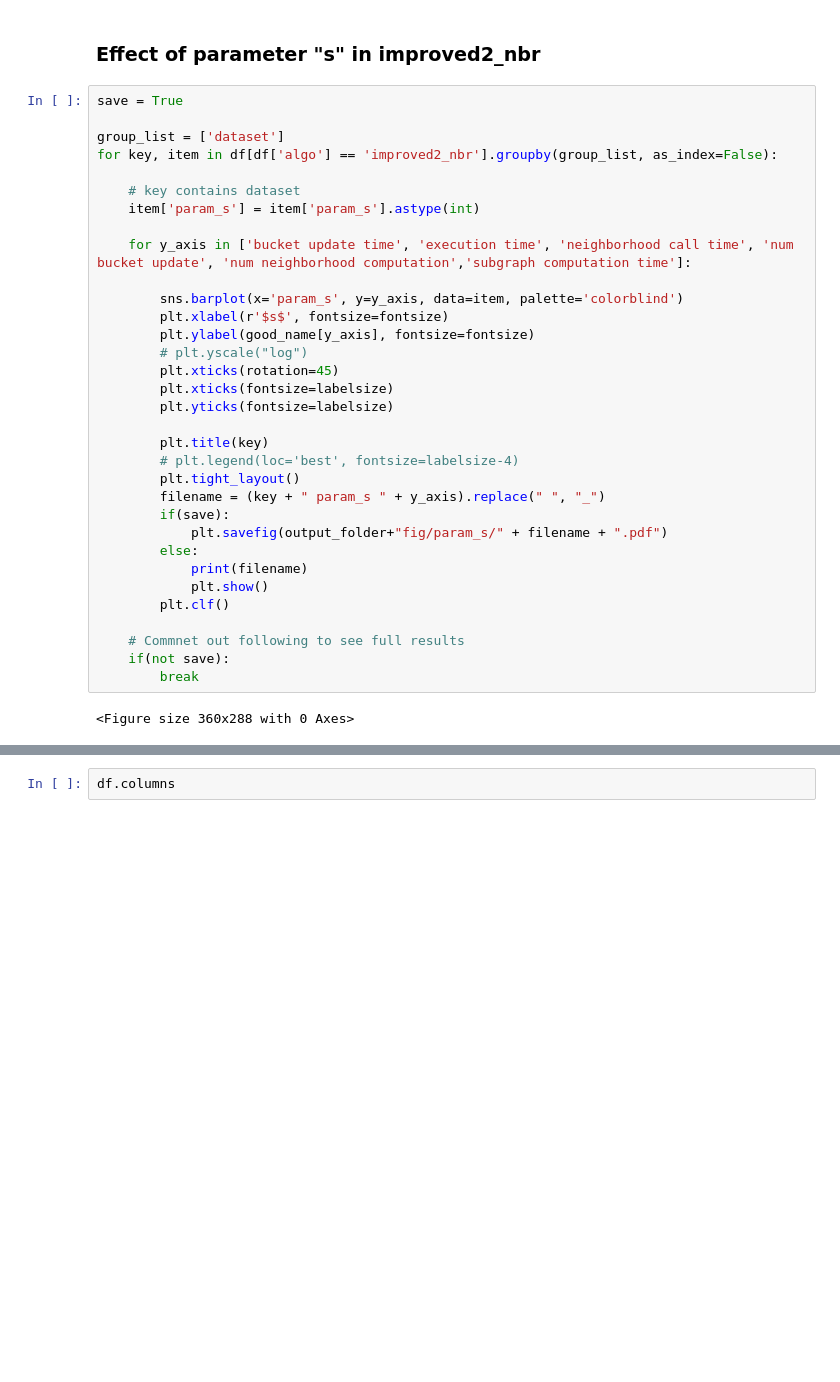
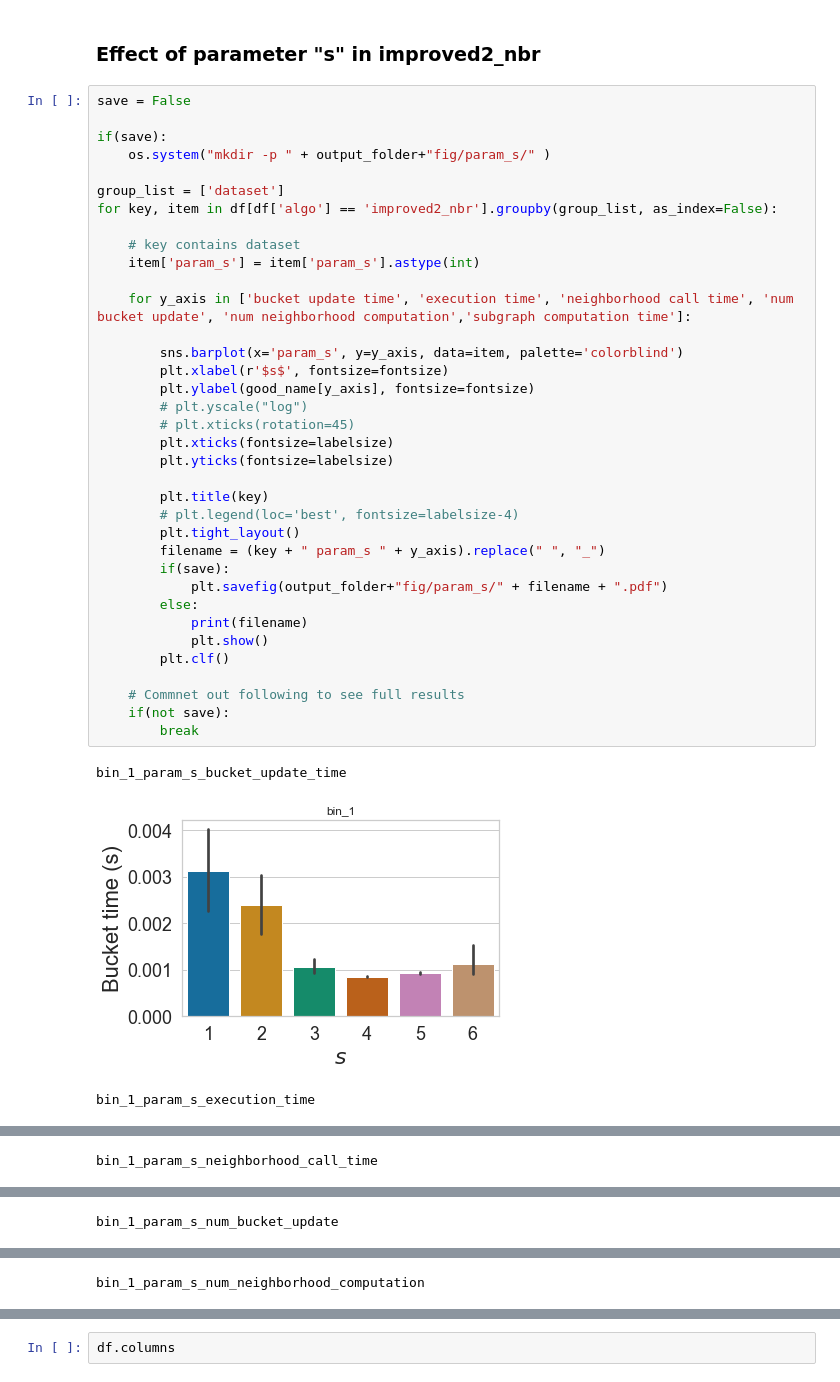
Before and after one commit to bishwamittra/scripts_hg-core-decomposition, a Jupyter notebook: read_output.ipynb, the cells around one changed output, grey strips where cells are left out. Cells and saved outputs as stored; diff of their text form; blank space fills up the shorter version.

```diff
--- a/read_output.ipynb
+++ b/read_output.ipynb
@@ -110,37 +118,42 @@ for key, item in df.groupby(group_list, as_index=False):
 # %% [markdown]
 ### Effect of parameter "s" in improved2_nbr
 # %%
-save = True
+save = False
+
+if(save):
+    os.system("mkdir -p " + output_folder+"fig/param_s/" )
 
 group_list = ['dataset']
 for key, item in df[df['algo'] == 'improved2_nbr'].groupby(group_list, as_index=False):
 
     # key contains dataset
     item['param_s'] = item['param_s'].astype(int)
 
     for y_axis in ['bucket update time', 'execution time', 'neighborhood call time', 'num bucket update', 'num neighborhood computation','subgraph computation time']:
 
         sns.barplot(x='param_s', y=y_axis, data=item, palette='colorblind')
         plt.xlabel(r'$s$', fontsize=fontsize)
         plt.ylabel(good_name[y_axis], fontsize=fontsize)
         # plt.yscale("log")
-        plt.xticks(rotation=45)
+        # plt.xticks(rotation=45)
         plt.xticks(fontsize=labelsize)
         plt.yticks(fontsize=labelsize)
 
         plt.title(key)
         # plt.legend(loc='best', fontsize=labelsize-4)
         plt.tight_layout()
         filename = (key + " param_s " + y_axis).replace(" ", "_")
         if(save):
             plt.savefig(output_folder+"fig/param_s/" + filename + ".pdf")
         else:
             print(filename)
             plt.show()
         plt.clf()
 
     # Commnet out following to see full results
     if(not save):
         break
 # %% [output]
-<Figure size 360x288 with 0 Axes>
+bin_1_param_s_bucket_update_time
+[figure, added]
+bin_1_param_s_execution_time
@@ -146,0 +161 @@ for key, item in df[df['algo'] == 'improved2_nbr'].groupby(group_list, as_index=
+bin_1_param_s_neighborhood_call_time
@@ -146,0 +163 @@ for key, item in df[df['algo'] == 'improved2_nbr'].groupby(group_list, as_index=
+bin_1_param_s_num_bucket_update
@@ -146,0 +165 @@ for key, item in df[df['algo'] == 'improved2_nbr'].groupby(group_list, as_index=
+bin_1_param_s_num_neighborhood_computation
```
Also changed, not shown: parts of 9 cells of this notebook.
